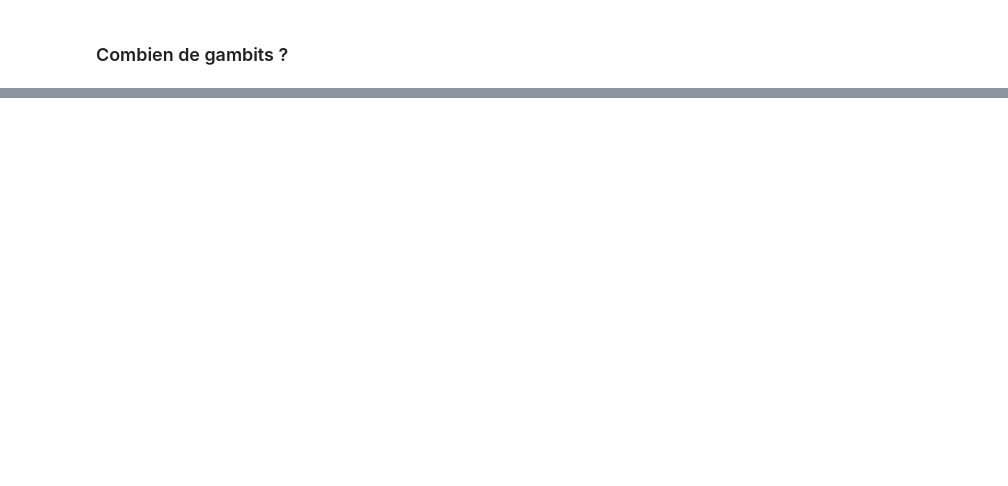
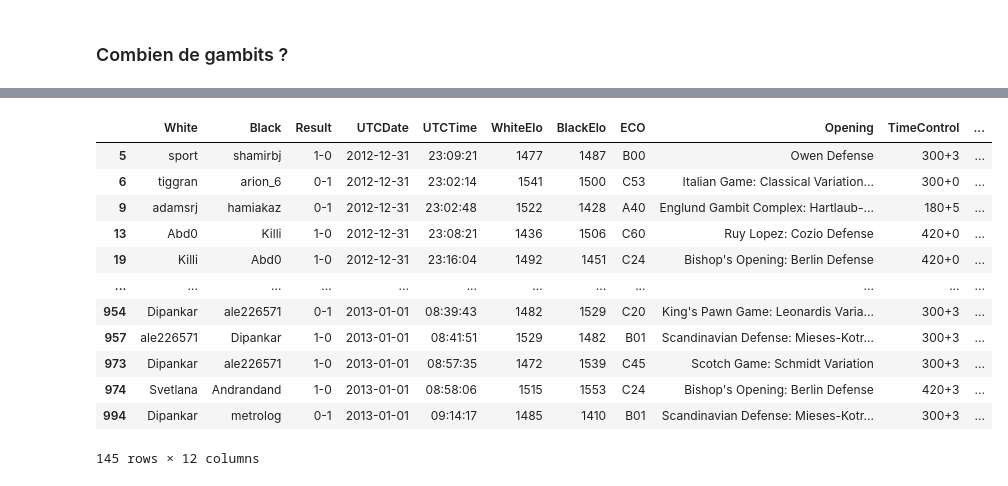
Before and after one commit to Playfaster92/chess_bot, a Jupyter notebook: read_metadata/reading_meta.ipynb, the cells around one changed output, grey strips where cells are left out. Cells and saved outputs as stored; diff of their text form; code cells hidden in the pictures; blank space fills up the shorter version.

```diff
--- a/read_metadata/reading_meta.ipynb
+++ b/read_metadata/reading_meta.ipynb
@@ -26,7 +30,8 @@ Headers(Event='Rated Classical game', Site='https://lichess.org/j1dkb5dw', Date=
 - Termination
 # %%
 categories = ["White", "Black", "Result", "UTCDate", "UTCTime", "WhiteElo", "BlackElo", "ECO", "Opening", "TimeControl", "Termination"]
-df = pd.DataFrame(columns=tuple(categories))
+df = pd.DataFrame(columns=tuple(categories+["Game"]))
+games_list = []
 NUMB_GAMES = 1000
 
 with open("game_data_2013_01.pgn") as pgn_file:
@@ -34,10 +39,12 @@ with open("game_data_2013_01.pgn") as pgn_file:
     game = chess.pgn.read_game(pgn_file)
     while game and n_game < NUMB_GAMES :
         entry = {c:game.headers[c] for c in categories}
-        df.loc[len(df)] = entry # only use with a RangeIndex!
+        entry["Game"] = str(game.mainline_moves())
+        games_list.append(entry)
         game = chess.pgn.read_game(pgn_file)
         n_game += 1
 
+df = pd.DataFrame(games_list)
 df.head(5)
 # %% [output]
 |  | White | Black | Result | UTCDate | UTCTime | WhiteElo | BlackElo | ECO | Opening | TimeControl | ... |
@@ -86,0 +111,17 @@ np.int64(157)
+# %%
+tars = df[(df.WhiteElo > 1400) & (df.WhiteElo < 1600) & (df.BlackElo > 1400) & (df.BlackElo < 1600) & ]
+tars
+# %% [output]
+|  | White | Black | Result | UTCDate | UTCTime | WhiteElo | BlackElo | ECO | Opening | TimeControl | ... |
+| 5 | sport | shamirbj | 1-0 | 2012-12-31 | 23:09:21 | 1477 | 1487 | B00 | Owen Defense | 300+3 | ... |
+| 6 | tiggran | arion_6 | 0-1 | 2012-12-31 | 23:02:14 | 1541 | 1500 | C53 | Italian Game: Classical Variation... | 300+0 | ... |
+| 9 | adamsrj | hamiakaz | 0-1 | 2012-12-31 | 23:02:48 | 1522 | 1428 | A40 | Englund Gambit Complex: Hartlaub-... | 180+5 | ... |
+| 13 | Abd0 | Killi | 1-0 | 2012-12-31 | 23:08:21 | 1436 | 1506 | C60 | Ruy Lopez: Cozio Defense | 420+0 | ... |
+| 19 | Killi | Abd0 | 1-0 | 2012-12-31 | 23:16:04 | 1492 | 1451 | C24 | Bishop's Opening: Berlin Defense | 420+0 | ... |
+| ... | ... | ... | ... | ... | ... | ... | ... | ... | ... | ... | ... |
+| 954 | Dipankar | ale226571 | 0-1 | 2013-01-01 | 08:39:43 | 1482 | 1529 | C20 | King's Pawn Game: Leonardis Varia... | 300+3 | ... |
+| 957 | ale226571 | Dipankar | 1-0 | 2013-01-01 | 08:41:51 | 1529 | 1482 | B01 | Scandinavian Defense: Mieses-Kotr... | 300+3 | ... |
+| 973 | Dipankar | ale226571 | 1-0 | 2013-01-01 | 08:57:35 | 1472 | 1539 | C45 | Scotch Game: Schmidt Variation | 300+3 | ... |
+| 974 | Svetlana | Andrandand | 1-0 | 2013-01-01 | 08:58:06 | 1515 | 1553 | C24 | Bishop's Opening: Berlin Defense | 420+3 | ... |
+| 994 | Dipankar | metrolog | 0-1 | 2013-01-01 | 09:14:17 | 1485 | 1410 | B01 | Scandinavian Defense: Mieses-Kotr... | 300+3 | ... |
+145 rows × 12 columns
```
Also changed, not shown: parts of 5 cells of this notebook, 1 other file.
